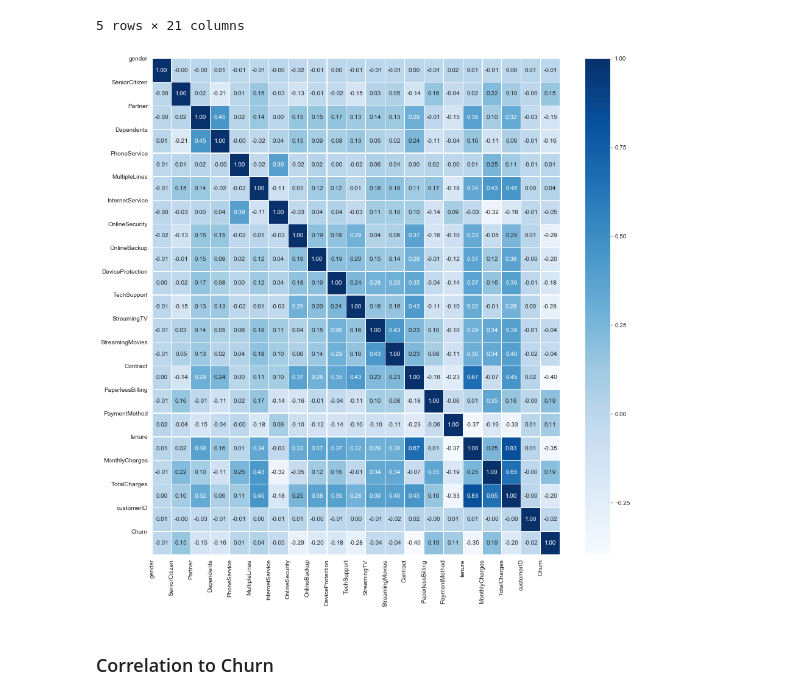
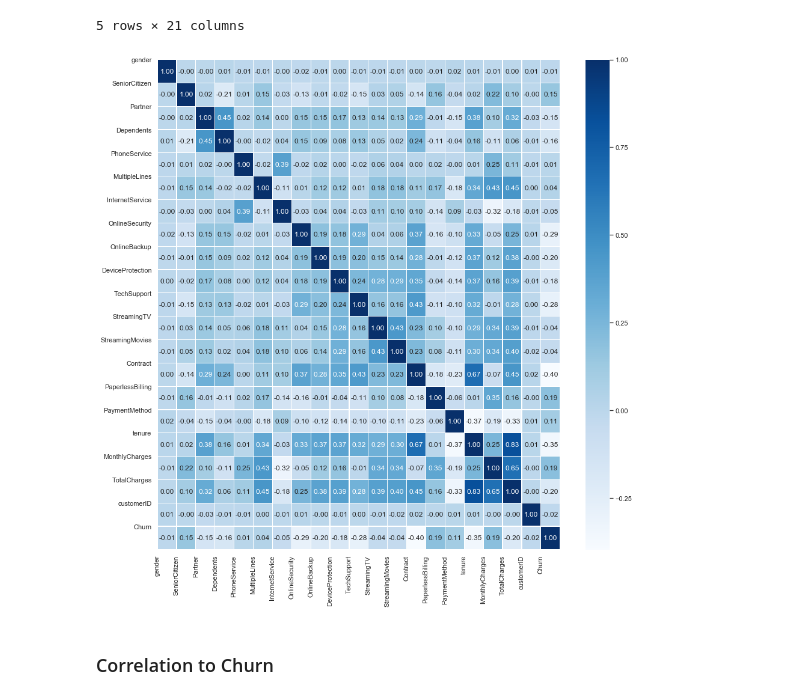
Before and after one commit to dmitriykats1/Customer-Churn, a Jupyter notebook: Customer Churn/notebooks/customer_churn_telecom.ipynb, the cells around one changed output. Cells and saved outputs as stored; diff of their text form; code cells hidden in the pictures.

```diff
--- a/Customer Churn/notebooks/customer_churn_telecom.ipynb
+++ b/Customer Churn/notebooks/customer_churn_telecom.ipynb
@@ -411,10 +415,11 @@ def heatMap(df):
     plt.yticks(range(len(corr.columns)), corr.columns)
     #show plot
     plt.show()
-# %%
-heatMap(encoded_df)
-# %% [output]
-[figure, removed]
+# %%
+sns.set(font_scale=1)
+heatMap(encoded_df)
+# %% [output]
+[figure, added]
 # %% [markdown]
 ### Correlation to Churn
 # %%
```
Also changed, not shown: parts of 55 cells of this notebook.
